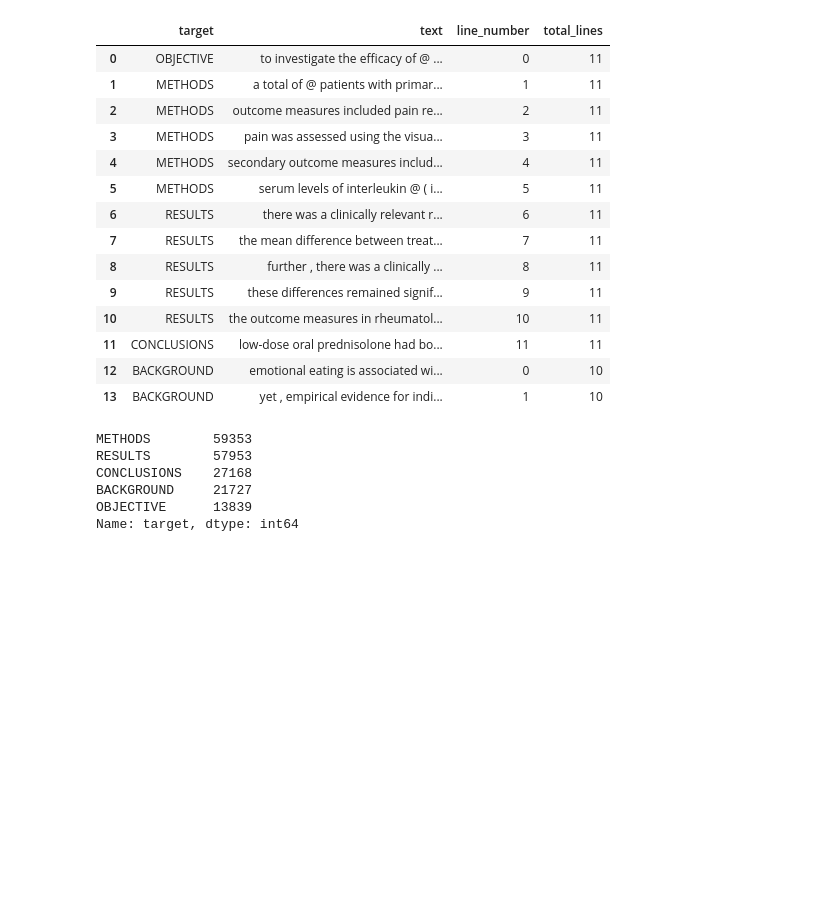
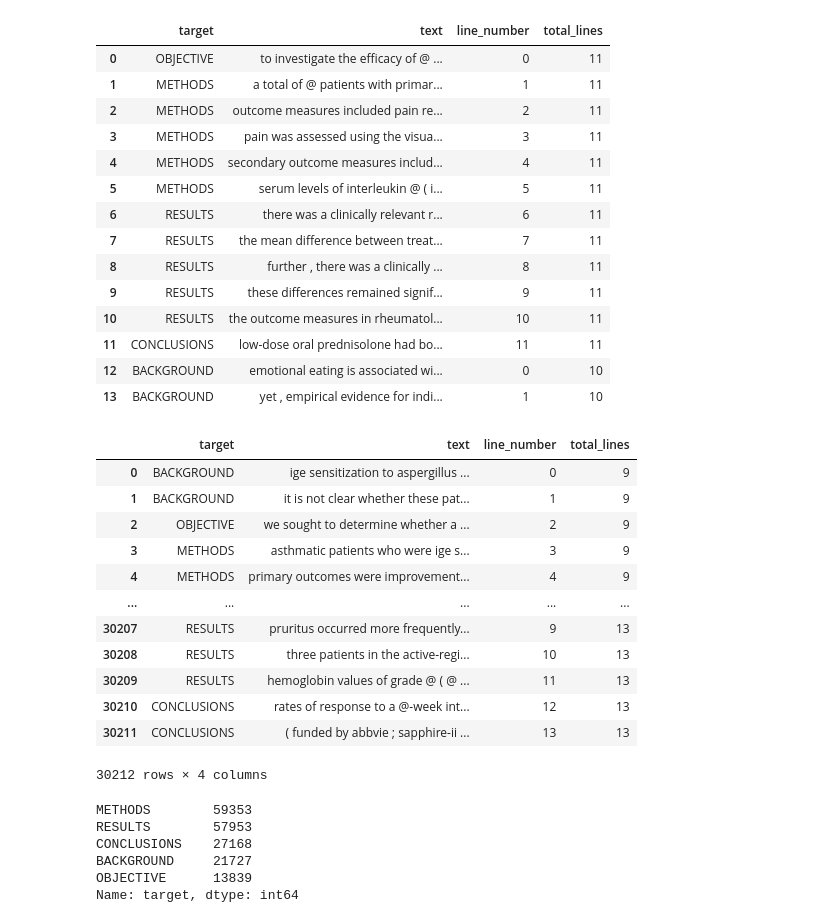
Before and after one commit to Rayden98/SkimLit_nlp_milestone_project_2, a Jupyter notebook: 09_SkimLit_nlp_milestone_project_2.ipynb, the cells around one changed output. Saved outputs shown, nothing was run; the diff lists cells and outputs as text; code cells hidden in the pictures; blank space fills up the shorter version.

```diff
--- a/09_SkimLit_nlp_milestone_project_2.ipynb
+++ b/09_SkimLit_nlp_milestone_project_2.ipynb
@@ -205,6 +206,22 @@ train_df.head(14)
 | 11 | CONCLUSIONS | low-dose oral prednisolone had bo... | 11 | 11 |
 | 12 | BACKGROUND | emotional eating is associated wi... | 0 | 10 |
 | 13 | BACKGROUND | yet , empirical evidence for indi... | 1 | 10 |
+# %%
+val_df
+# %% [output]
+|  | target | text | line_number | total_lines |
+| 0 | BACKGROUND | ige sensitization to aspergillus ... | 0 | 9 |
+| 1 | BACKGROUND | it is not clear whether these pat... | 1 | 9 |
+| 2 | OBJECTIVE | we sought to determine whether a ... | 2 | 9 |
+| 3 | METHODS | asthmatic patients who were ige s... | 3 | 9 |
+| 4 | METHODS | primary outcomes were improvement... | 4 | 9 |
+| ... | ... | ... | ... | ... |
+| 30207 | RESULTS | pruritus occurred more frequently... | 9 | 13 |
+| 30208 | RESULTS | three patients in the active-regi... | 10 | 13 |
+| 30209 | RESULTS | hemoglobin values of grade @ ( @ ... | 11 | 13 |
+| 30210 | CONCLUSIONS | rates of response to a @-week int... | 12 | 13 |
+| 30211 | CONCLUSIONS | ( funded by abbvie ; sapphire-ii ... | 13 | 13 |
+30212 rows × 4 columns
 # %%
 # Distribution of labels in training data
 train_df.target.value_counts()
```
Also changed, not shown: parts of 98 cells of this notebook.
